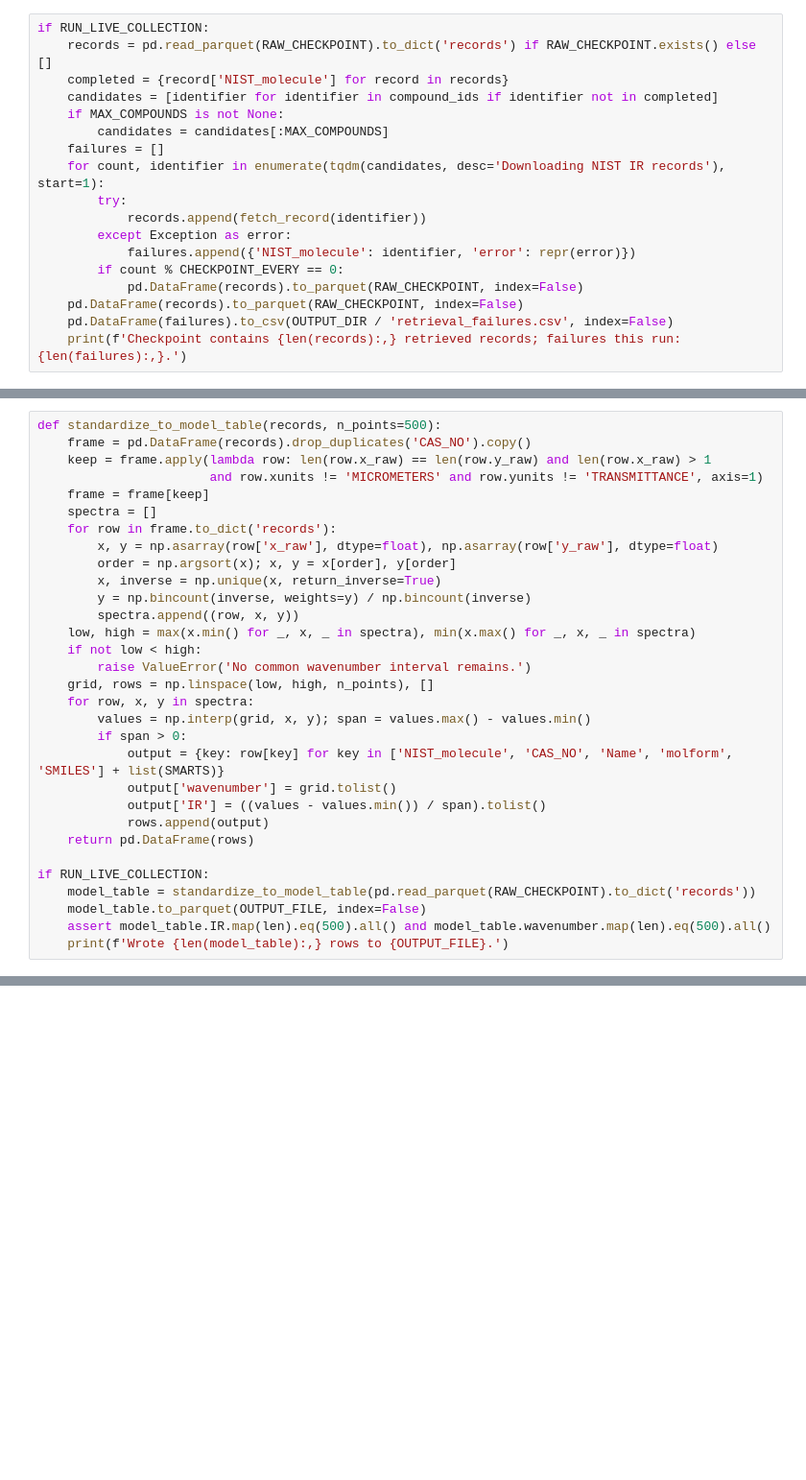
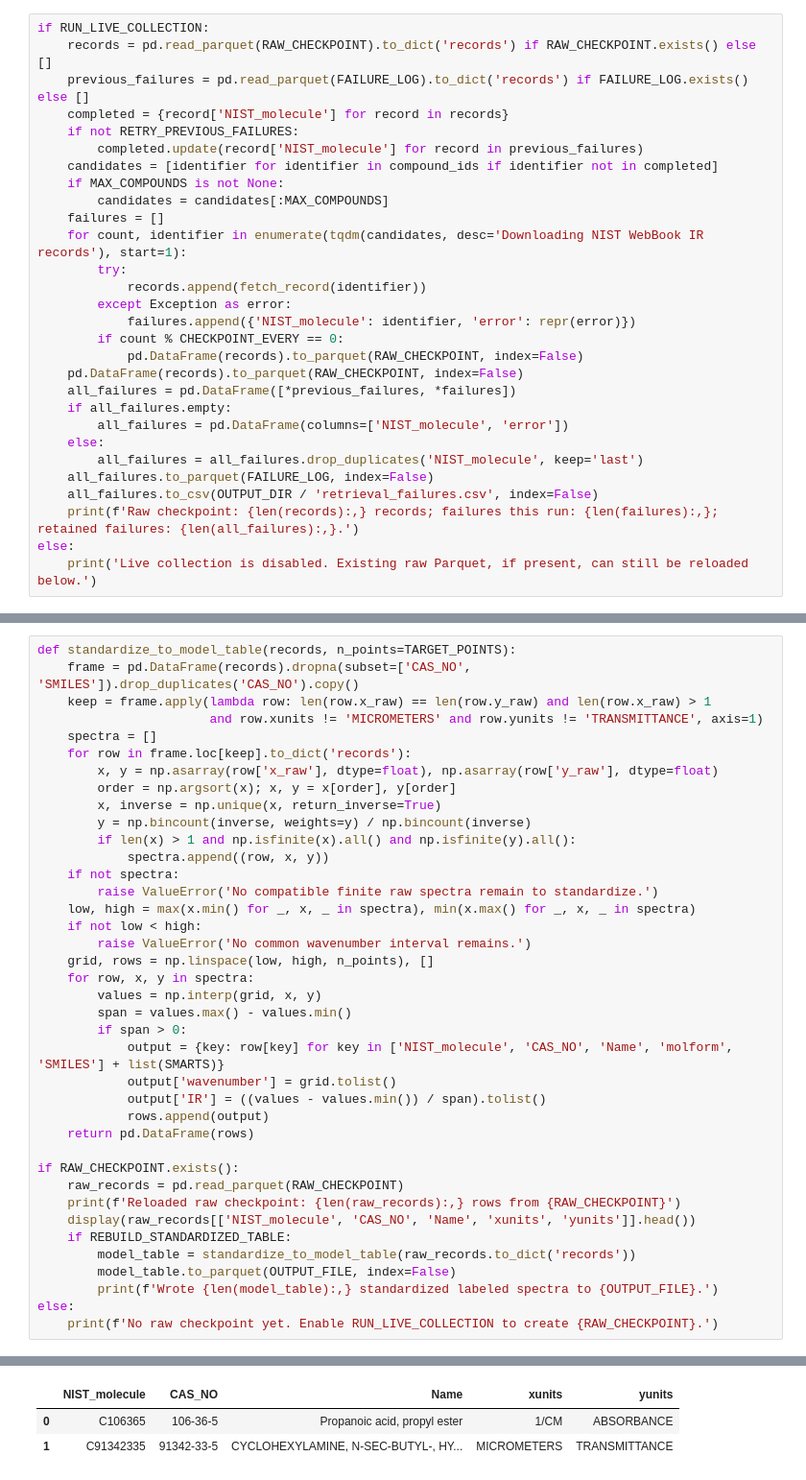
Before and after one commit to thiasyoung/2026-avs-ml-vibe-coding-workshop, a Jupyter notebook: 02_ir_functional_groups/00_IR_Get_Data_NISTChemPy_v2.ipynb, the cells around one changed output, grey strips where cells are left out. Shown at 96% size. Cells and saved outputs as stored; diff of their text form; blank space fills up the shorter version.

```diff
--- a/02_ir_functional_groups/00_IR_Get_Data_NISTChemPy_v2.ipynb
+++ b/02_ir_functional_groups/00_IR_Get_Data_NISTChemPy_v2.ipynb
@@ -85,12 +87,15 @@ print({key: example[key] for key in ['CAS_NO', 'Name', 'SMILES', 'Ester', 'Alcoh
 # %%
 if RUN_LIVE_COLLECTION:
     records = pd.read_parquet(RAW_CHECKPOINT).to_dict('records') if RAW_CHECKPOINT.exists() else []
+    previous_failures = pd.read_parquet(FAILURE_LOG).to_dict('records') if FAILURE_LOG.exists() else []
     completed = {record['NIST_molecule'] for record in records}
+    if not RETRY_PREVIOUS_FAILURES:
+        completed.update(record['NIST_molecule'] for record in previous_failures)
     candidates = [identifier for identifier in compound_ids if identifier not in completed]
     if MAX_COMPOUNDS is not None:
         candidates = candidates[:MAX_COMPOUNDS]
     failures = []
-    for count, identifier in enumerate(tqdm(candidates, desc='Downloading NIST IR records'), start=1):
+    for count, identifier in enumerate(tqdm(candidates, desc='Downloading NIST WebBook IR records'), start=1):
         try:
             records.append(fetch_record(identifier))
         except Exception as error:
@@ -98,5 +103,13 @@ if RUN_LIVE_COLLECTION:
         if count % CHECKPOINT_EVERY == 0:
             pd.DataFrame(records).to_parquet(RAW_CHECKPOINT, index=False)
     pd.DataFrame(records).to_parquet(RAW_CHECKPOINT, index=False)
-    pd.DataFrame(failures).to_csv(OUTPUT_DIR / 'retrieval_failures.csv', index=False)
-    print(f'Checkpoint contains {len(records):,} retrieved records; failures this run: {len(failures):,}.')
+    all_failures = pd.DataFrame([*previous_failures, *failures])
+    if all_failures.empty:
+        all_failures = pd.DataFrame(columns=['NIST_molecule', 'error'])
+    else:
+        all_failures = all_failures.drop_duplicates('NIST_molecule', keep='last')
+    all_failures.to_parquet(FAILURE_LOG, index=False)
+    all_failures.to_csv(OUTPUT_DIR / 'retrieval_failures.csv', index=False)
+    print(f'Raw checkpoint: {len(records):,} records; failures this run: {len(failures):,}; retained failures: {len(all_failures):,}.')
+else:
+    print('Live collection is disabled. Existing raw Parquet, if present, can still be reloaded below.')
@@ -103,22 +118,25 @@ if RUN_LIVE_COLLECTION:
 # %%
-def standardize_to_model_table(records, n_points=500):
-    frame = pd.DataFrame(records).drop_duplicates('CAS_NO').copy()
+def standardize_to_model_table(records, n_points=TARGET_POINTS):
+    frame = pd.DataFrame(records).dropna(subset=['CAS_NO', 'SMILES']).drop_duplicates('CAS_NO').copy()
     keep = frame.apply(lambda row: len(row.x_raw) == len(row.y_raw) and len(row.x_raw) > 1
                        and row.xunits != 'MICROMETERS' and row.yunits != 'TRANSMITTANCE', axis=1)
-    frame = frame[keep]
     spectra = []
-    for row in frame.to_dict('records'):
+    for row in frame.loc[keep].to_dict('records'):
         x, y = np.asarray(row['x_raw'], dtype=float), np.asarray(row['y_raw'], dtype=float)
         order = np.argsort(x); x, y = x[order], y[order]
         x, inverse = np.unique(x, return_inverse=True)
         y = np.bincount(inverse, weights=y) / np.bincount(inverse)
-        spectra.append((row, x, y))
+        if len(x) > 1 and np.isfinite(x).all() and np.isfinite(y).all():
+            spectra.append((row, x, y))
+    if not spectra:
+        raise ValueError('No compatible finite raw spectra remain to standardize.')
     low, high = max(x.min() for _, x, _ in spectra), min(x.max() for _, x, _ in spectra)
     if not low < high:
         raise ValueError('No common wavenumber interval remains.')
     grid, rows = np.linspace(low, high, n_points), []
     for row, x, y in spectra:
-        values = np.interp(grid, x, y); span = values.max() - values.min()
+        values = np.interp(grid, x, y)
+        span = values.max() - values.min()
         if span > 0:
             output = {key: row[key] for key in ['NIST_molecule', 'CAS_NO', 'Name', 'molform', 'SMILES'] + list(SMARTS)}
             output['wavenumber'] = grid.tolist()
@@ -126,8 +144,14 @@ def standardize_to_model_table(records, n_points=500):
             rows.append(output)
     return pd.DataFrame(rows)
 
-if RUN_LIVE_COLLECTION:
-    model_table = standardize_to_model_table(pd.read_parquet(RAW_CHECKPOINT).to_dict('records'))
-    model_table.to_parquet(OUTPUT_FILE, index=False)
-    assert model_table.IR.map(len).eq(500).all() and model_table.wavenumber.map(len).eq(500).all()
-    print(f'Wrote {len(model_table):,} rows to {OUTPUT_FILE}.')
+if RAW_CHECKPOINT.exists():
+    raw_records = pd.read_parquet(RAW_CHECKPOINT)
+    print(f'Reloaded raw checkpoint: {len(raw_records):,} rows from {RAW_CHECKPOINT}')
+    display(raw_records[['NIST_molecule', 'CAS_NO', 'Name', 'xunits', 'yunits']].head())
+    if REBUILD_STANDARDIZED_TABLE:
+        model_table = standardize_to_model_table(raw_records.to_dict('records'))
+        model_table.to_parquet(OUTPUT_FILE, index=False)
+        print(f'Wrote {len(model_table):,} standardized labeled spectra to {OUTPUT_FILE}.')
+else:
+    print(f'No raw checkpoint yet. Enable RUN_LIVE_COLLECTION to create {RAW_CHECKPOINT}.')
+# %% [output]
@@ -133,0 +159,3 @@ if RUN_LIVE_COLLECTION:
+|  | NIST_molecule | CAS_NO | Name | xunits | yunits |
+| 0 | C106365 | 106-36-5 | Propanoic acid, propyl ester | 1/CM | ABSORBANCE |
+| 1 | C91342335 | 91342-33-5 | CYCLOHEXYLAMINE, N-SEC-BUTYL-, HY... | MICROMETERS | TRANSMITTANCE |
```
Also changed, not shown: parts of 8 cells of this notebook, 2 other files.
